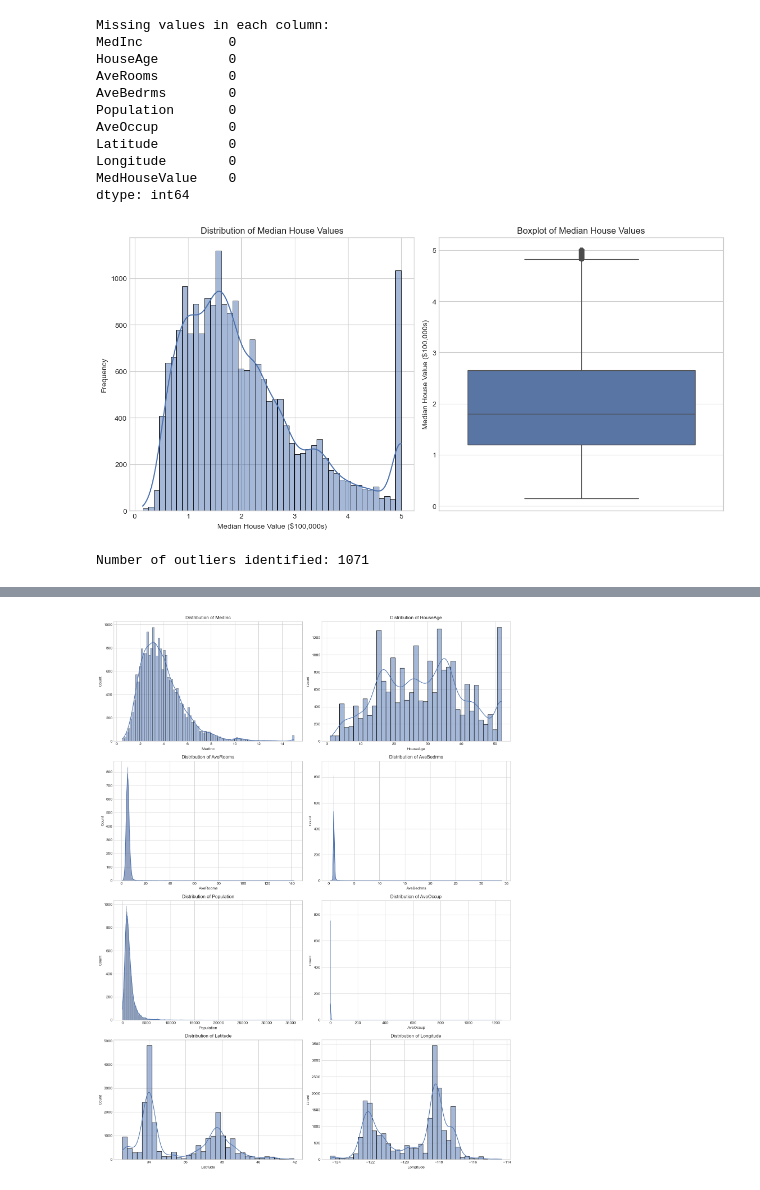
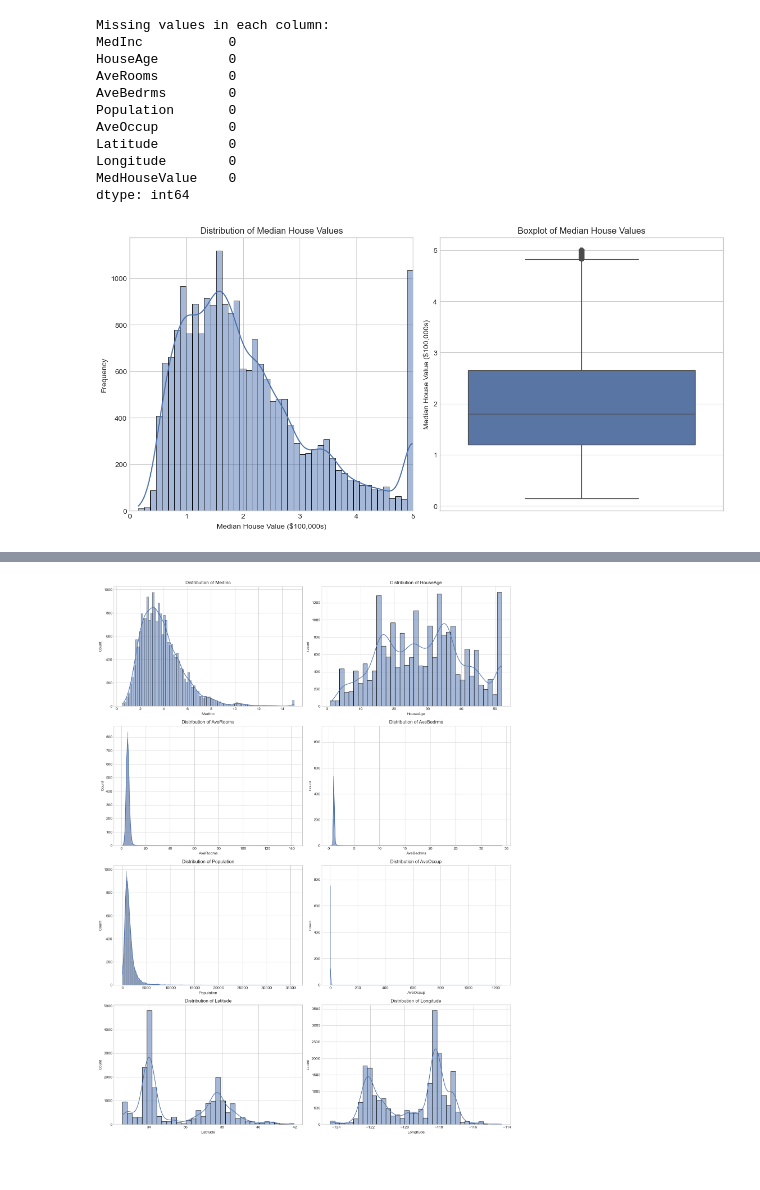
Before and after one commit to gabifgv/mba_fgv_analytics_ia, a Jupyter notebook: 2. Tecnicas Supervisionadas de ML/Aula 3/LinearRegression_Project.ipynb, the cells around one changed output, grey strips where cells are left out. Saved outputs shown, nothing was run; the diff lists cells and outputs as text; code cells hidden in the pictures.

```diff
--- a/2. Tecnicas Supervisionadas de ML/Aula 3/LinearRegression_Project.ipynb
+++ b/2. Tecnicas Supervisionadas de ML/Aula 3/LinearRegression_Project.ipynb
@@ -141,70 +183,31 @@ MedHouseValue    0
 dtype: int64
 # %%
 # Data Exploration: Distribution of target variable (House Prices)
-plt.figure(figsize=(12, 6))
+plt.figure(figsize=(12, 6)) # Define the size of the figure (width, height) in inches. Isso define o tamanho da figura que será criada.
+#O método figure() do Matplotlib cria uma nova figura (ou janela) para plotagem. O argumento figsize define o tamanho da figura em polegadas (largura, altura).
 
-plt.subplot(1, 2, 1)
-sns.histplot(df['MedHouseValue'], kde=True)
+plt.subplot(1, 2, 1) # está criando um dos subgráficos (subplots) dentro de uma figura, usando o sistema de grade (grid) do Matplotlib.
+# O primeiro argumento (1) indica o número de linhas, o segundo argumento (2) indica o número de colunas e o terceiro argumento (1) indica qual subplot deve ser criado ou modificado.
+
+sns.histplot(df['MedHouseValue'], kde=True) #kde=True adiciona uma curva de densidade estimada (KDE) sobre o histograma, que suaviza a distribuição e ajuda a visualizar a tendência geral dos dados.
 plt.title('Distribution of Median House Values')
 plt.xlabel('Median House Value ($100,000s)')
 plt.ylabel('Frequency')
+plt.xlim(0, 5) # para limitar o eixo x e focar nos valores mais relevantes
+# Output: Você terá um gráfico mostrando como os valores medianos das casas estão distribuídos no dataset, com uma linha suavizada por cima do histograma.
 
-plt.subplot(1, 2, 2)
+plt.subplot(1, 2, 2) # Selecionando o segundo painel (coluna 2) de uma figura que foi dividida em 1 linha e 2 colunas de subgráficos (subplots).
 sns.boxplot(y=df['MedHouseValue'])
 plt.title('Boxplot of Median House Values')
 plt.ylabel('Median House Value ($100,000s)')
 
-plt.tight_layout()
+plt.tight_layout() # evita sobreposição dos títulos e eixos
 plt.show()
 
 # INSTRUCTION:
 # Look at the distribution of house prices.
 # Is it normally distributed or skewed?
 # Check for outliers in the boxplot. Extreme outliers might need to be removed
 # as they can disproportionately influence the regression model.
 # %% [output]
-[figure, old version]
+[figure, new version]
-# %%
-# Identify and handle outliers (optional step based on boxplot observation)
-Q1 = df['MedHouseValue'].quantile(0.25)
-Q3 = df['MedHouseValue'].quantile(0.75)
-IQR = Q3 - Q1
-
-# Define outlier bounds
-lower_bound = Q1 - 1.5 * IQR
-upper_bound = Q3 + 1.5 * IQR
-
-# Identify outliers
-outliers = df[(df['MedHouseValue'] < lower_bound) | (df['MedHouseValue'] > upper_bound)]
-print(f"Number of outliers identified: {len(outliers)}")
-
-# Remove outliers if necessary
-# Uncomment the line below to remove outliers
-# df = df[(df['MedHouseValue'] >= lower_bound) & (df['MedHouseValue'] <= upper_bound)]
-# print(f"Shape after removing outliers: {df.shape}")
-
-
-
-
-# INSTRUCTION:
-# Outlier handling is a critical step in preparing data for linear regression:
-# 1. First, identify outliers using statistical methods like the IQR method shown above
-# 2. Before removing outliers, investigate WHY they exist:
-#    - Are they data entry errors? If so, they should be removed or corrected
-#    - Are they legitimate but extreme values? If so, consider:
-#      a) Removing them if they unduly influence the model and aren't representative
-#      b) Keeping them if they represent important but rare cases in your domain
-#      c) Transforming the variable (e.g., log transformation) to reduce their impact
-# 3. Visualize your data before and after outlier removal to understand the impact
-# 4. Consider how outlier removal affects your sample size and representation
-# 5. In a business context, extreme housing prices might represent luxury properties
-#    or special cases that could be important for certain market segments
-# 6. Document and justify your decision about outlier treatment as it will
-#    affect all downstream analysis and model performance
-#
-# Attention: threating outliers is very important as linear regression is very
-#            sensitive to them.
-#            After threating the outliers, check how every plot and relationships
-#            between the variables change.
-# %% [output]
-Number of outliers identified: 1071
```
Also changed, not shown: parts of 7 cells of this notebook.
